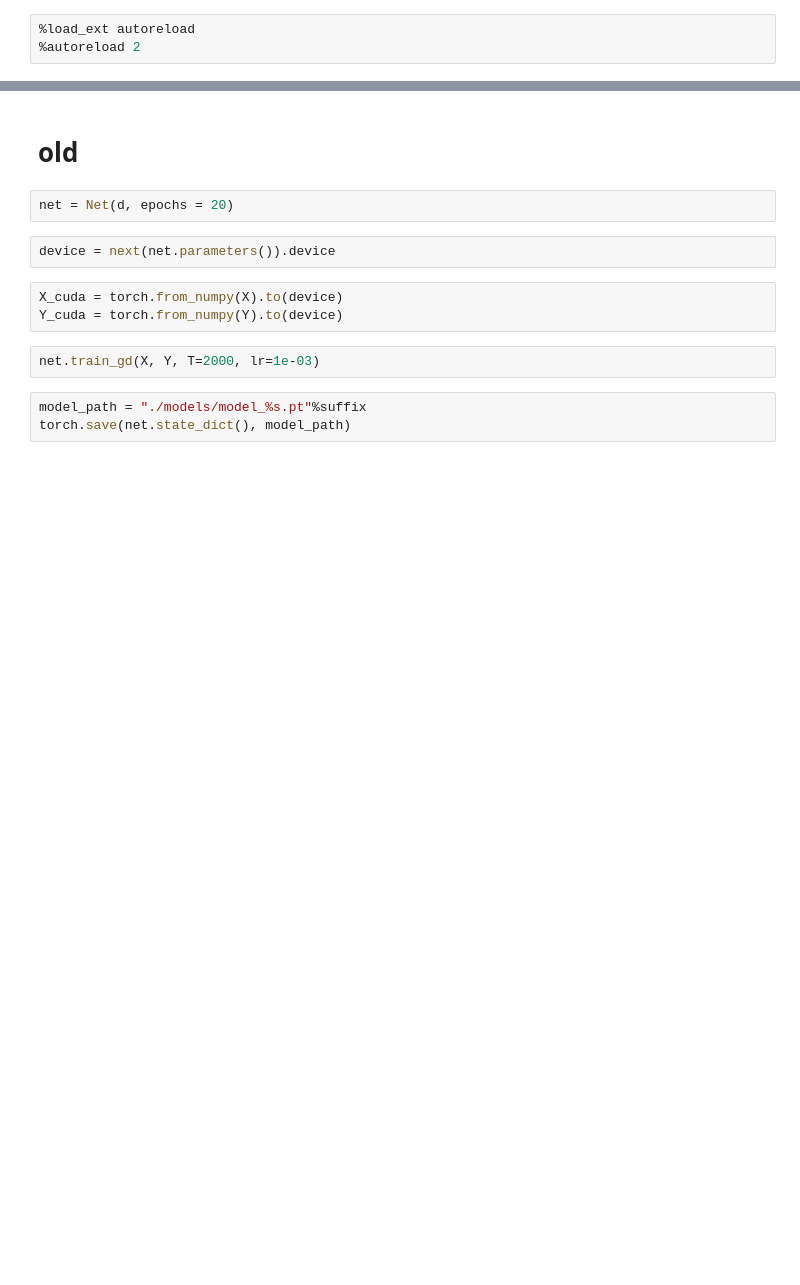
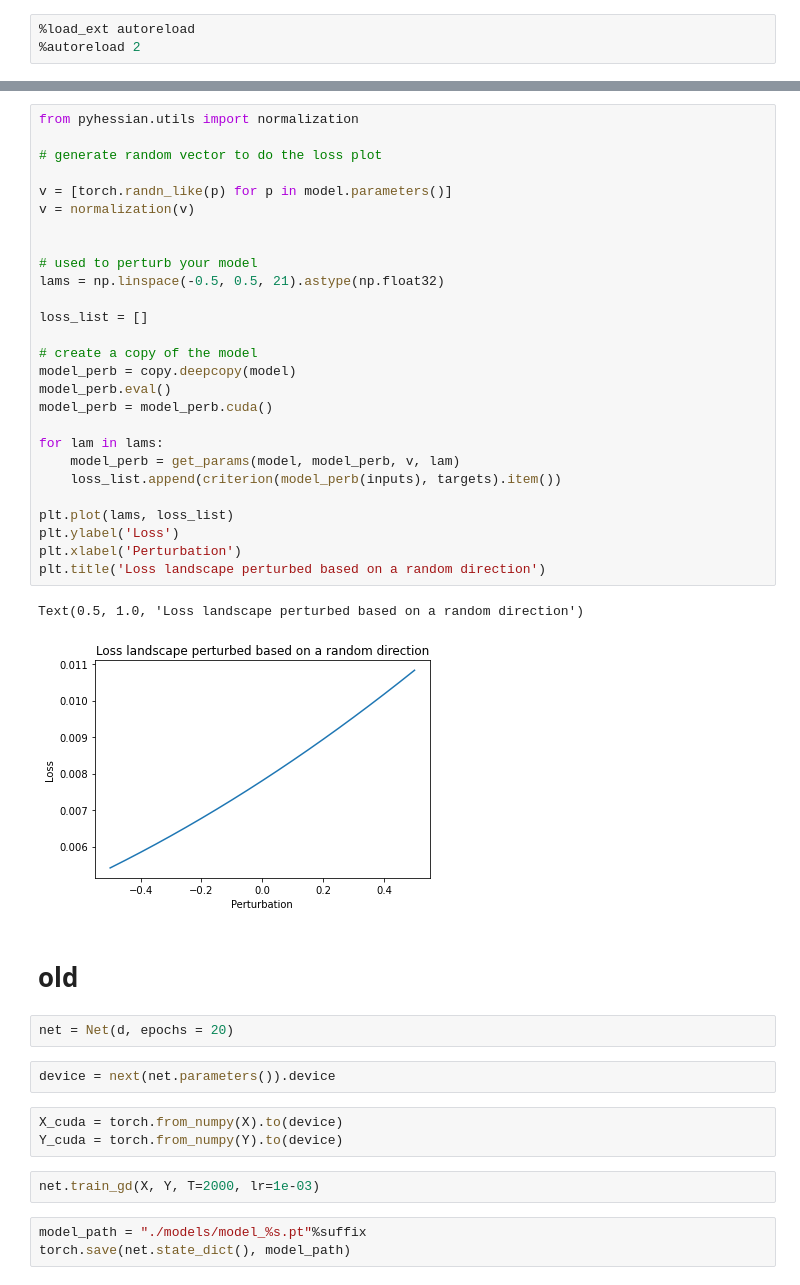
Before and after one commit to cwang506/sgd_loss, a Jupyter notebook: python/gd.ipynb, the cells around one changed output, grey strips where cells are left out. Cells and saved outputs as stored; diff of their text form; blank space fills up the shorter version.

Commit message:
Added pyhessian

```diff
--- a/python/gd.ipynb
+++ b/python/gd.ipynb
@@ -109,3 +164,33 @@ check_loss_landscape(model_path, X, Y, sgd=False)
+# %%
+from pyhessian.utils import normalization
+
+# generate random vector to do the loss plot
+
+v = [torch.randn_like(p) for p in model.parameters()]
+v = normalization(v)
+
+
+# used to perturb your model
+lams = np.linspace(-0.5, 0.5, 21).astype(np.float32)
+
+loss_list = []
+
+# create a copy of the model
+model_perb = copy.deepcopy(model)
+model_perb.eval()
+model_perb = model_perb.cuda()
+
+for lam in lams:
+    model_perb = get_params(model, model_perb, v, lam)
+    loss_list.append(criterion(model_perb(inputs), targets).item())
+
+plt.plot(lams, loss_list)
+plt.ylabel('Loss')
+plt.xlabel('Perturbation')
+plt.title('Loss landscape perturbed based on a random direction')
+# %% [output]
+Text(0.5, 1.0, 'Loss landscape perturbed based on a random direction')
+[figure, added]
 # %% [markdown]
 # old
 # %%
```
Also changed, not shown: parts of 10 cells of this notebook.
